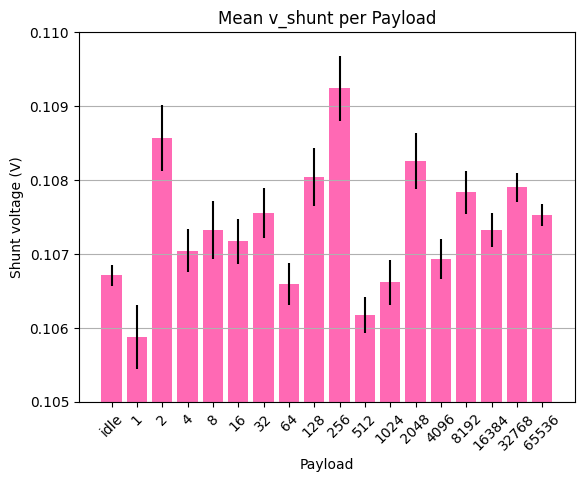
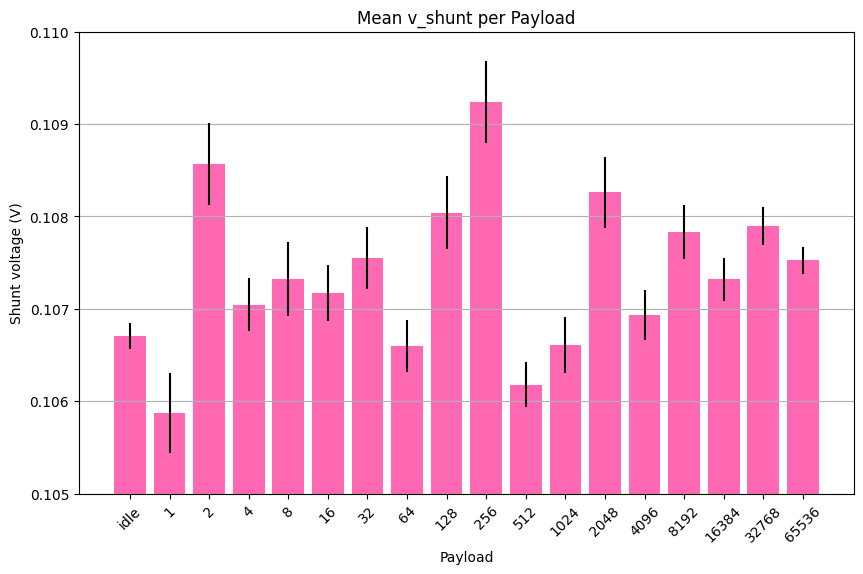
The change to this notebook cell's code, shown as a diff; its figure went from the first image to the second:
--- before
+++ after
@@ -2,5 +2,5 @@
 summary.loc[summary["payload_size"] == 0, "payload_label"] = "idle"
 
-plt.figure()
+plt.figure(figsize=(10, 6))
 plt.bar(
     summary["payload_label"],

Commit: modified:   experiment/visualization.ipynb